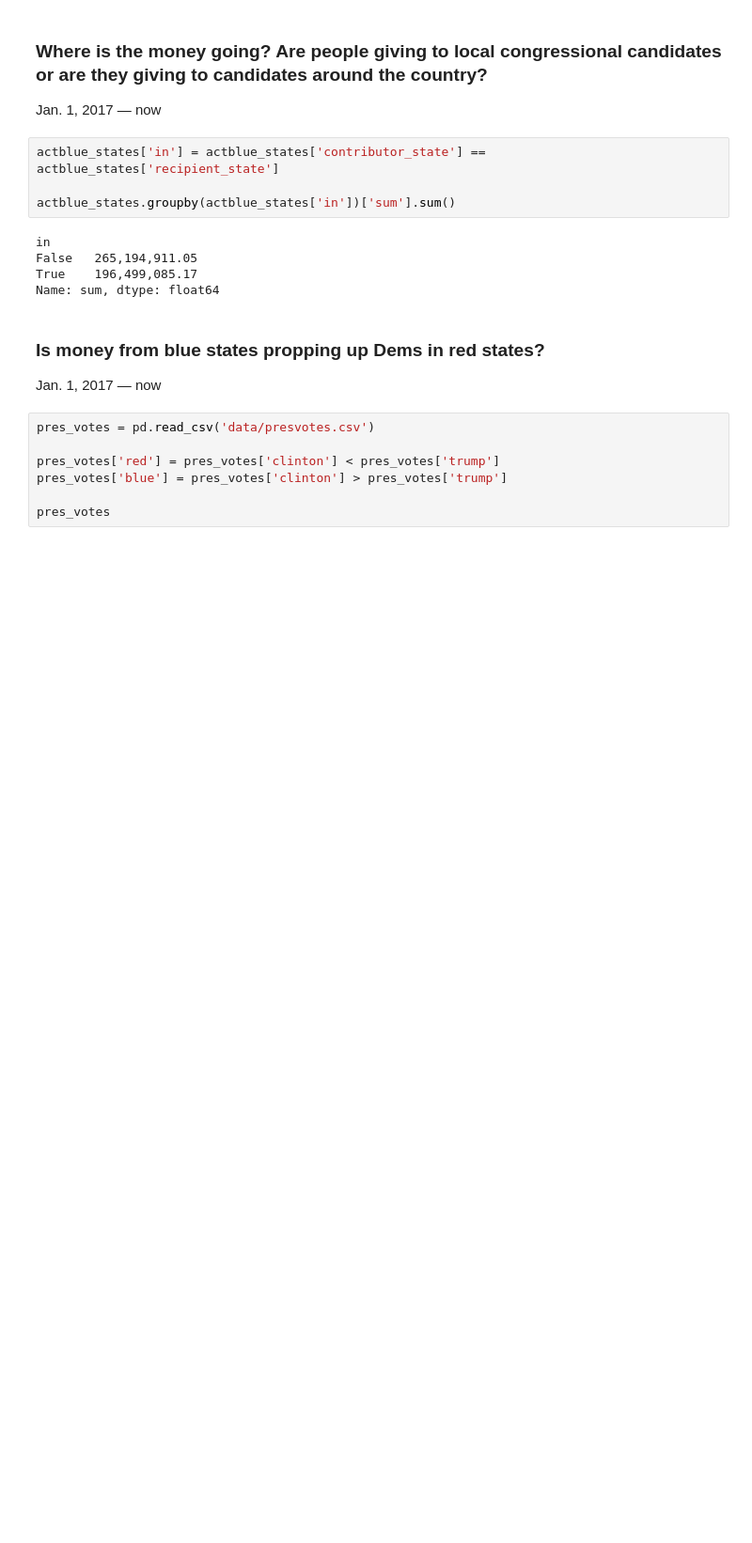
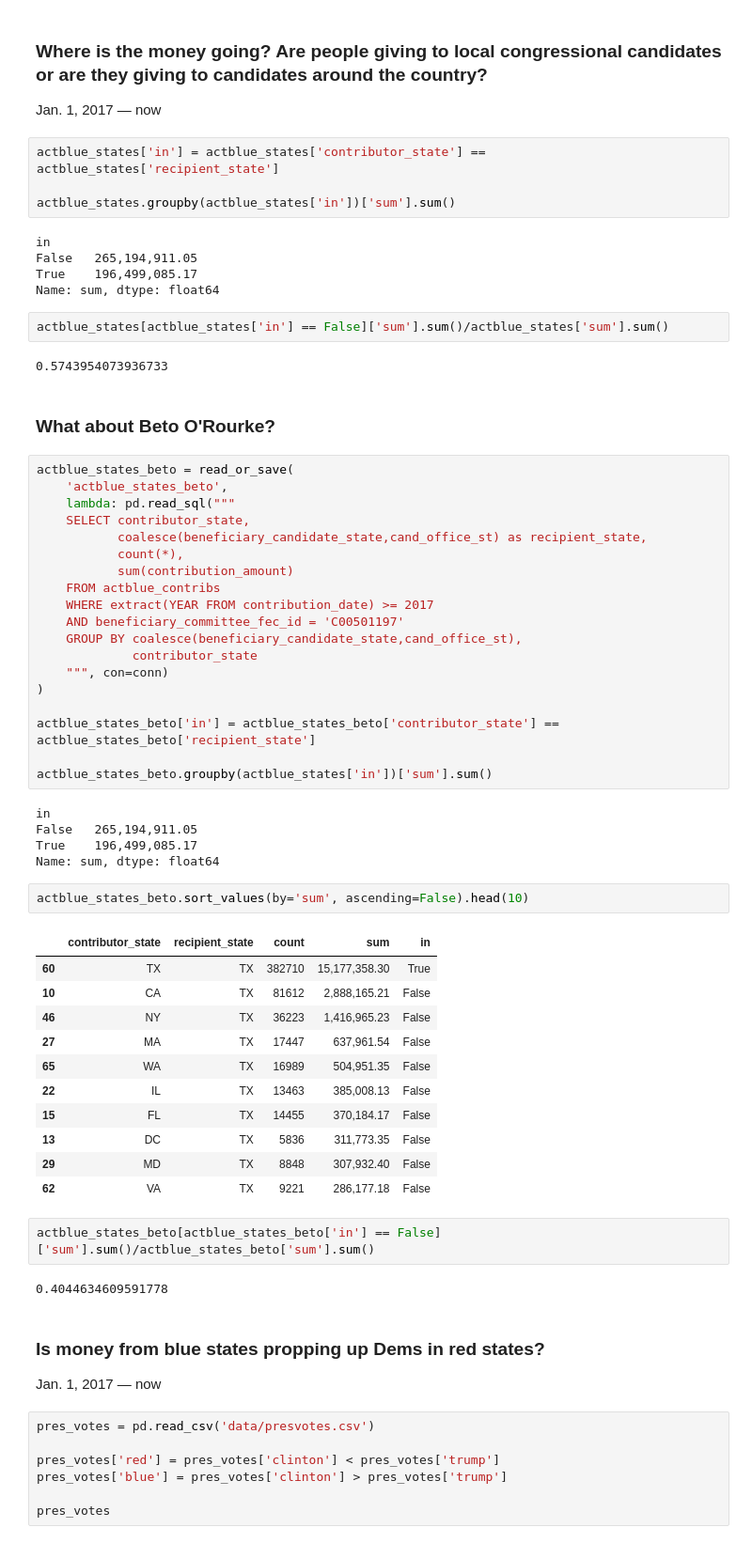
Before and after one commit to PublicI/actblue-analysis, a Jupyter notebook: analysis.ipynb, the cells around one changed output. Shown at 94% size. Cells and saved outputs as stored; diff of their text form; blank space fills up the shorter version.

Commit message:
Add Beto O'Rourke

```diff
--- a/analysis.ipynb
+++ b/analysis.ipynb
@@ -1112,6 +1112,54 @@ in
 False   265,194,911.05
 True    196,499,085.17
 Name: sum, dtype: float64
+# %%
+actblue_states[actblue_states['in'] == False]['sum'].sum()/actblue_states['sum'].sum()
+# %% [output]
+0.5743954073936733
+# %% [markdown]
+### What about Beto O'Rourke?
+# %%
+actblue_states_beto = read_or_save(
+    'actblue_states_beto',
+    lambda: pd.read_sql("""
+    SELECT contributor_state,
+           coalesce(beneficiary_candidate_state,cand_office_st) as recipient_state,
+           count(*),
+           sum(contribution_amount)
+    FROM actblue_contribs
+    WHERE extract(YEAR FROM contribution_date) >= 2017
+    AND beneficiary_committee_fec_id = 'C00501197'
+    GROUP BY coalesce(beneficiary_candidate_state,cand_office_st),
+             contributor_state
+    """, con=conn)
+)
+
+actblue_states_beto['in'] = actblue_states_beto['contributor_state'] == actblue_states_beto['recipient_state']
+
+actblue_states_beto.groupby(actblue_states['in'])['sum'].sum()
+# %% [output]
+in
+False   265,194,911.05
+True    196,499,085.17
+Name: sum, dtype: float64
+# %%
+actblue_states_beto.sort_values(by='sum', ascending=False).head(10)
+# %% [output]
+|  | contributor_state | recipient_state | count | sum | in |
+| 60 | TX | TX | 382710 | 15,177,358.30 | True |
+| 10 | CA | TX | 81612 | 2,888,165.21 | False |
+| 46 | NY | TX | 36223 | 1,416,965.23 | False |
+| 27 | MA | TX | 17447 | 637,961.54 | False |
+| 65 | WA | TX | 16989 | 504,951.35 | False |
+| 22 | IL | TX | 13463 | 385,008.13 | False |
+| 15 | FL | TX | 14455 | 370,184.17 | False |
+| 13 | DC | TX | 5836 | 311,773.35 | False |
+| 29 | MD | TX | 8848 | 307,932.40 | False |
+| 62 | VA | TX | 9221 | 286,177.18 | False |
+# %%
+actblue_states_beto[actblue_states_beto['in'] == False]['sum'].sum()/actblue_states_beto['sum'].sum()
+# %% [output]
+0.4044634609591778
 # %% [markdown]
 ### Is money from blue states propping up Dems in red states?
 Jan. 1, 2017 — now
```
Also changed, not shown: 1 other file.
